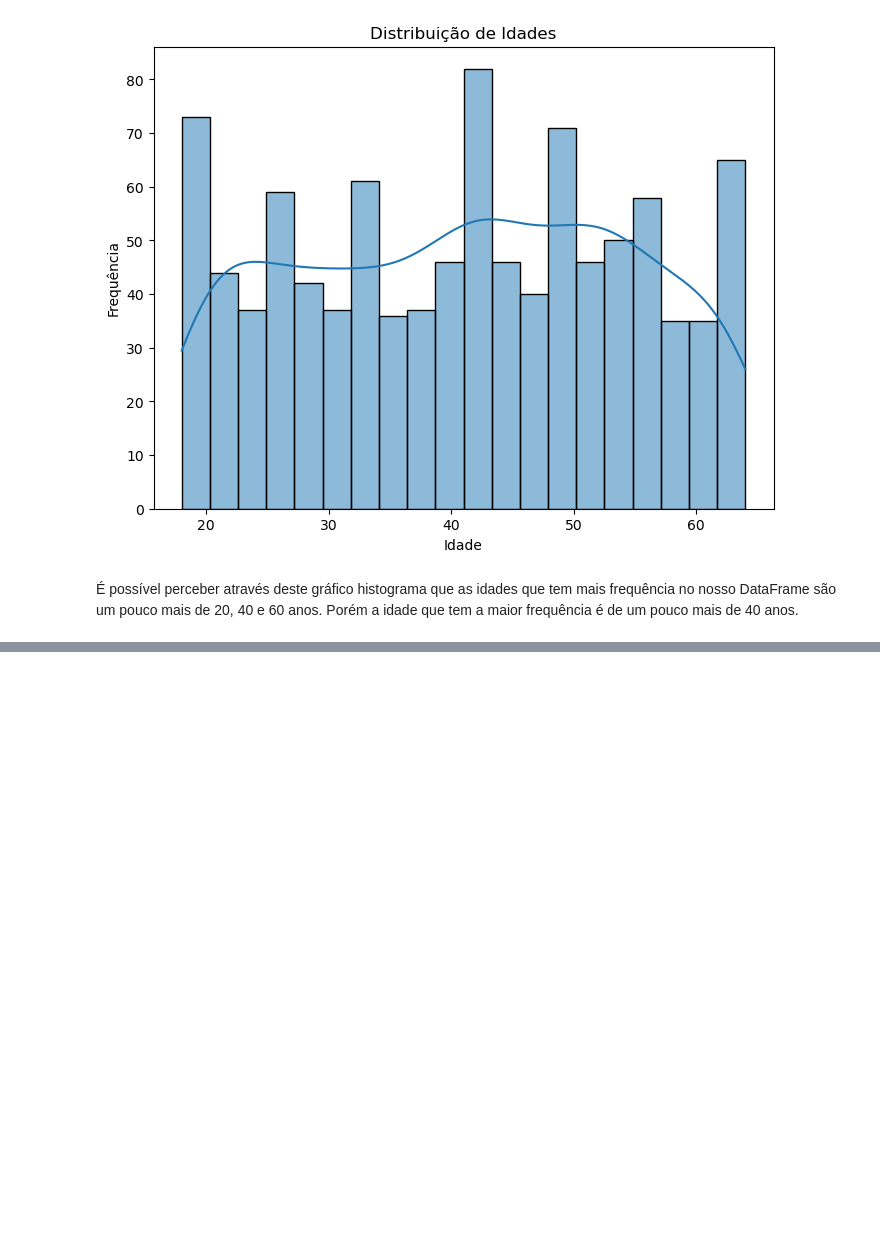
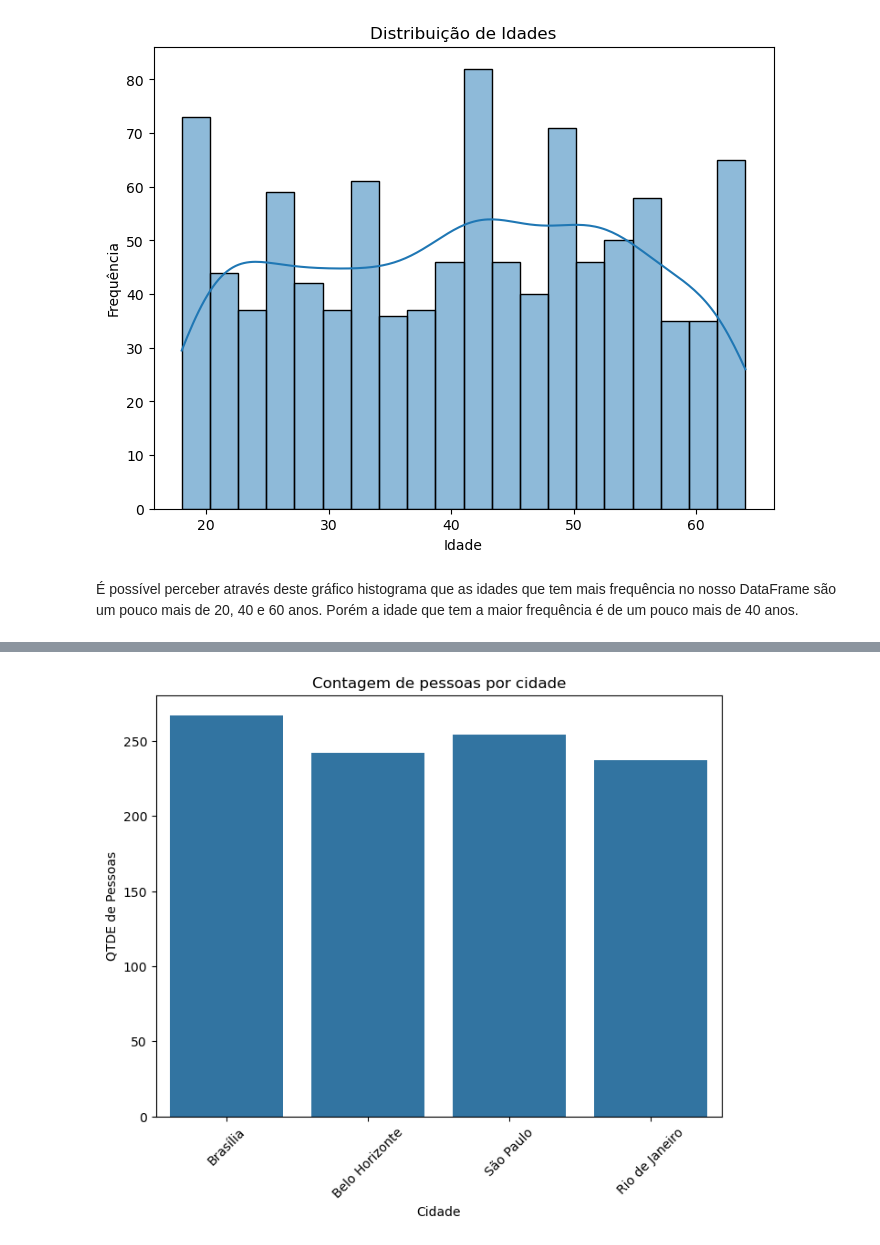
Before and after one commit to EmmelyBC/Gran_Faculdade, a Jupyter notebook: Analise_Descritiva.ipynb, the cells around one changed output, grey strips where cells are left out. Drawn from its saved outputs; the diff is of its cells as text; code cells hidden in the pictures; blank space fills up the shorter version.

```diff
--- a/Analise_Descritiva.ipynb
+++ b/Analise_Descritiva.ipynb
@@ -68,0 +80,11 @@ plt.show() # Exibição do gráfico criado
+# %%
+# Visualização para demonstrar a quantidade de pessoas por cidade - Gráfico de barras clusterizado
+plt.figure(figsize=(8, 6))
+sns.countplot(data=df, x='Cidade')
+plt.title('Contagem de pessoas por cidade')
+plt.xlabel('Cidade')
+plt.ylabel('QTDE de Pessoas')
+plt.xticks(rotation=45)
+plt.show()
+# %% [output]
+[figure, added]
```
Also changed, not shown: parts of 1 cell of this notebook.
